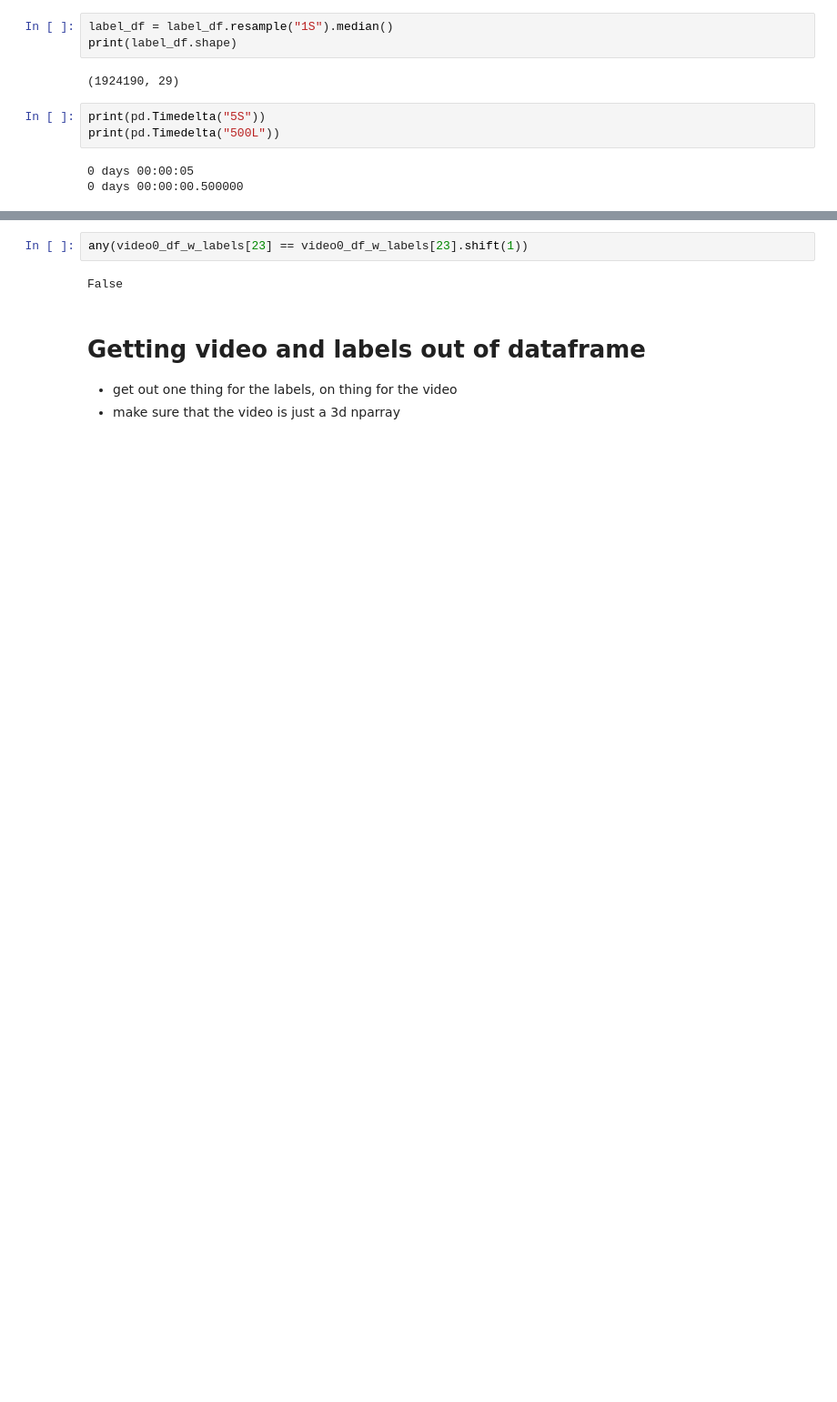
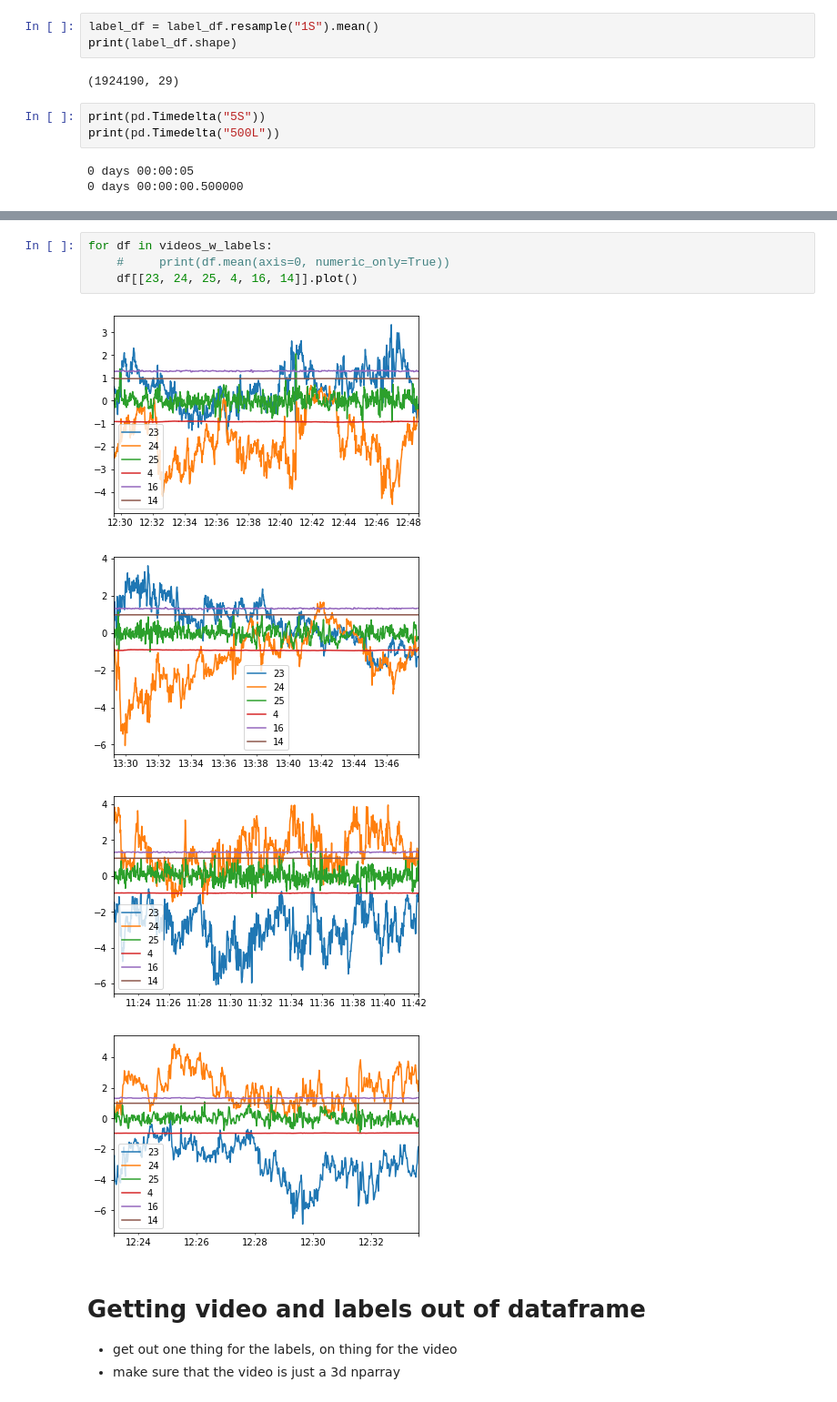
Before and after one commit to grahamseamans/EFD, a Jupyter notebook: tir_drone_learning.ipynb, the cells around one changed output, grey strips where cells are left out. Shown at 91% size. Cells and saved outputs as stored; diff of their text form; blank space fills up the shorter version.

```diff
--- a/tir_drone_learning.ipynb
+++ b/tir_drone_learning.ipynb
@@ -119,7 +106,7 @@ print(label_df.shape)
 # %% [output]
 (503881, 29)
 # %%
-label_df = label_df.resample("1S").median()
+label_df = label_df.resample("1S").mean()
 print(label_df.shape)
 # %% [output]
 (1924190, 29)
@@ -177,7 +132,12 @@ print(video0_df_w_labels.head(10))
-# %%
-any(video0_df_w_labels[23] == video0_df_w_labels[23].shift(1))
-# %% [output]
-False
+# %%
+for df in videos_w_labels:
+    #     print(df.mean(axis=0, numeric_only=True))
+    df[[23, 24, 25, 4, 16, 14]].plot()
+# %% [output]
+[figure, added]
+[figure, added]
+[figure, added]
+[figure, added]
 # %% [markdown]
 # Getting video and labels out of dataframe
 * get out one thing for the labels, on thing for the video
```
Also changed, not shown: parts of 30 cells of this notebook.
